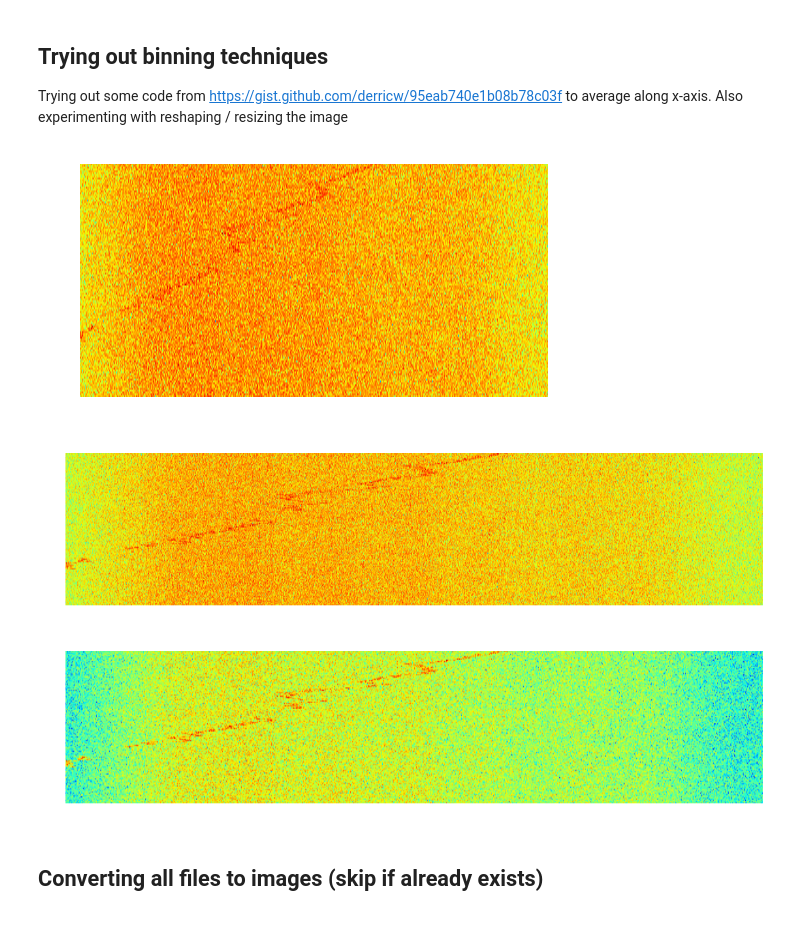
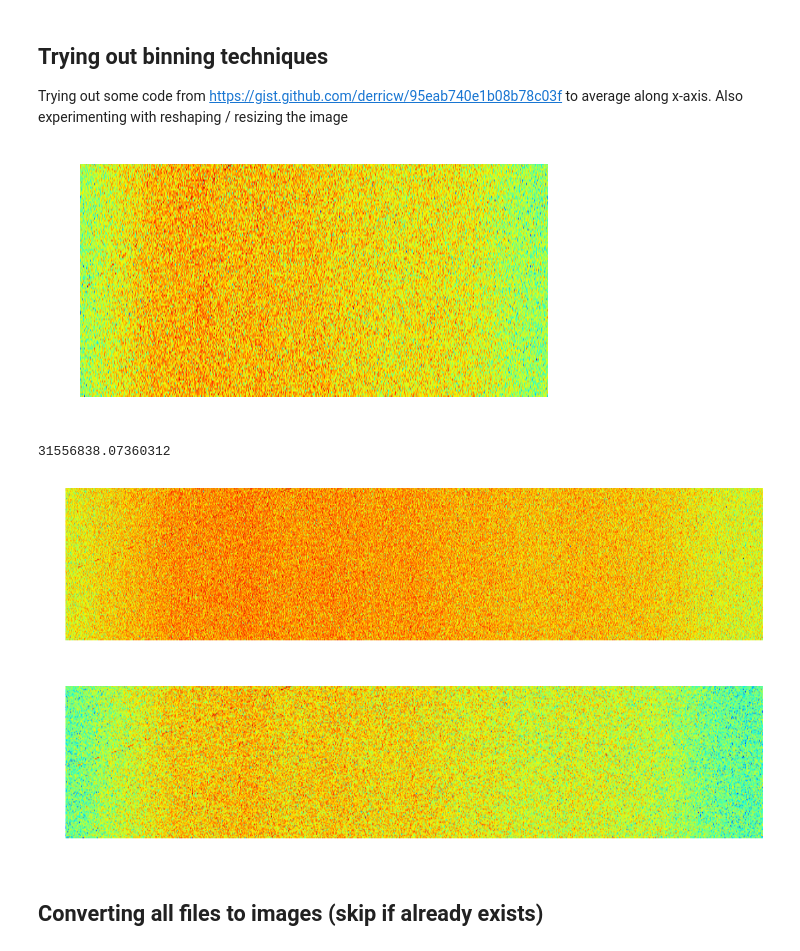
Before and after one commit to akashmjn/cs341-ibm-seti, a Jupyter notebook: data-generate-images-activations.ipynb, the cells around one changed output. Saved outputs shown, nothing was run; the diff lists cells and outputs as text; code cells hidden in the pictures.

```diff
--- a/data-generate-images-activations.ipynb
+++ b/data-generate-images-activations.ipynb
@@ -42,29 +42,35 @@ def showImageFromSpec(spec,imsize,binFactor,save=False,filename=None):
     fig.add_axes(ax)
     # fig, ax = plt.subplots(figsize=(20, 10))
     # ax.imshow(np.log(spec), aspect = 0.5*float(spec.shape[1]) / spec.shape[0])
+    plt.set_cmap('jet')
     ax.imshow(np.log(spec), aspect = 'auto')
     plt.show()
 # %%
 # spec = subsetSpectrograms['narrowband'][1]
 # spec = subsetSpectrograms['squiggle'][1]
-spec = subsetSpectrograms['squigglesquarepulsednarrowband'][2]
-showImageFromSpec(spec,(448,224),2,save=True,filename="resized_spec")
+# spec = subsetSpectrograms['squigglesquarepulsednarrowband'][2]
+spec = subsetSpectrograms['squarepulsednarrowband'][0]
+showImageFromSpec(spec,(448,224),4,save=False,filename="resized_spec")
 # %% [output]
-[figure, old version]
+[figure, new version]
+# %%
+np.max(subsetSpectrograms['noise'][1])
+# %% [output]
+31556838.07360312
 # %%
 # Using code from https://gist.github.com/derricw/95eab740e1b08b78c03f, reducing along x axis
 # Seeing how much file can be reduced in size. Ignoring first row to make it 128x6144
 # Then factoring down on x-axis by 3 to 128x2048
-showImageFromSpec(spec,(1024,224),3,save=True,filename="resized_spec")
+showImageFromSpec(spec,(1024,224),3,save=False,filename="resized_spec")
 # %% [output]
-[figure, old version]
+[figure, new version]
 # %%
 # Using code from https://gist.github.com/derricw/95eab740e1b08b78c03f, reducing along x axis
 # Seeing how much file can be reduced in size. Ignoring first row to make it 128x6144
 # Then factoring down on x-axis by 6 to 128x1024
-showImageFromSpec(spec,(1024,224),6,save=True,filename="resized_spec")
+showImageFromSpec(spec,(1024,224),6,save=False,filename="resized_spec")
 # %% [output]
-[figure, old version]
+[figure, new version]
 # %% [markdown]
 ## Converting all files to images (skip if already exists)
 # %%
```
Also changed, not shown: parts of 8 cells of this notebook, 1 other file.
